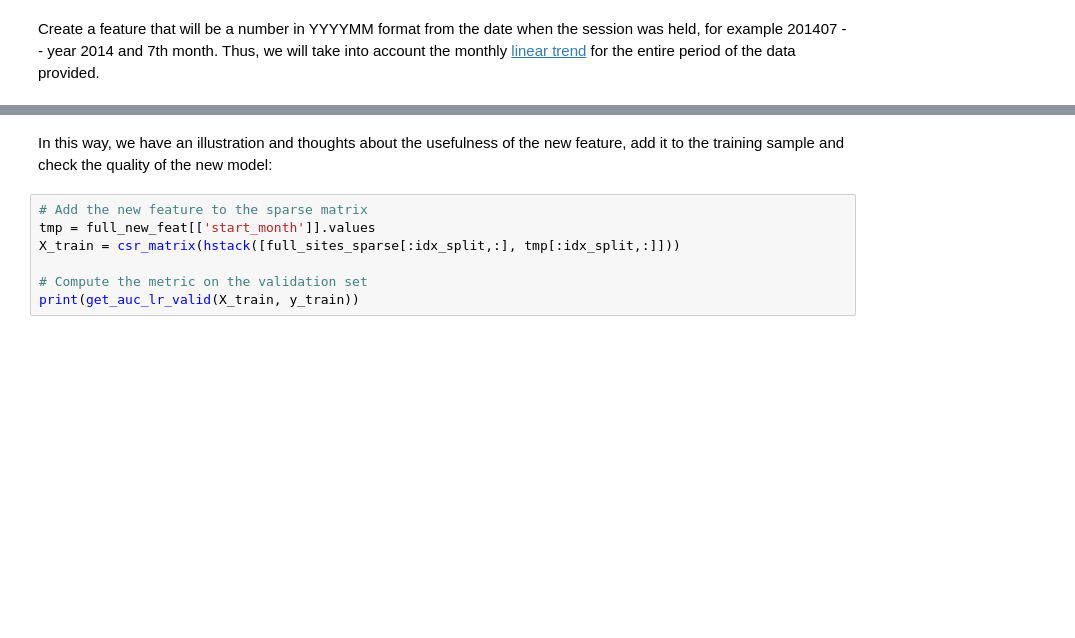
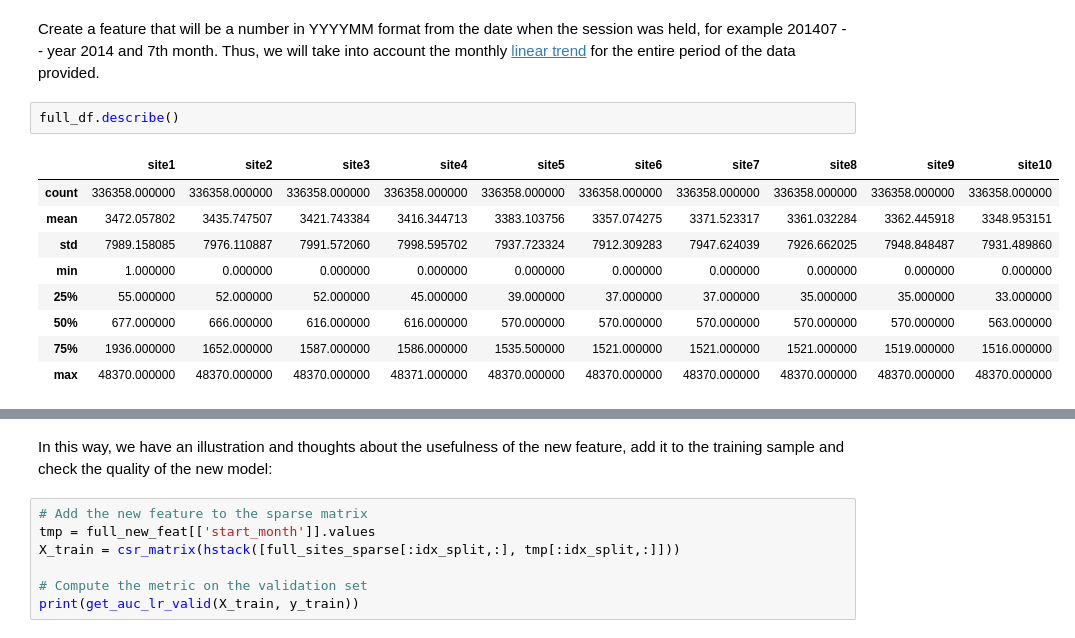
Before and after one commit to lavandosovich/ods_course, a Jupyter notebook: assignment2_part1_alice_logistic_regression.ipynb, the cells around one changed output, grey strips where cells are left out. Saved outputs shown, nothing was run; the diff lists cells and outputs as text; blank space fills up the shorter version.

```diff
--- a/assignment2_part1_alice_logistic_regression.ipynb
+++ b/assignment2_part1_alice_logistic_regression.ipynb
@@ -518,2 +534,14 @@ Now we are going to try to improve the quality of our model by adding new featur
 # %% [markdown]
 Create a feature that will be a number in YYYYMM format from the date when the session was held, for example 201407 -- year 2014 and 7th month. Thus, we will take into account the monthly [linear trend](http://people.duke.edu/~rnau/411trend.htm) for the entire period of the data provided.
+# %%
+full_df.describe()
+# %% [output]
+|  | site1 | site2 | site3 | site4 | site5 | site6 | site7 | site8 | site9 | site10 |
+| count | 336358.000000 | 336358.000000 | 336358.000000 | 336358.000000 | 336358.000000 | 336358.000000 | 336358.000000 | 336358.000000 | 336358.000000 | 336358.000000 |
+| mean | 3472.057802 | 3435.747507 | 3421.743384 | 3416.344713 | 3383.103756 | 3357.074275 | 3371.523317 | 3361.032284 | 3362.445918 | 3348.953151 |
+| std | 7989.158085 | 7976.110887 | 7991.572060 | 7998.595702 | 7937.723324 | 7912.309283 | 7947.624039 | 7926.662025 | 7948.848487 | 7931.489860 |
+| min | 1.000000 | 0.000000 | 0.000000 | 0.000000 | 0.000000 | 0.000000 | 0.000000 | 0.000000 | 0.000000 | 0.000000 |
+| 25% | 55.000000 | 52.000000 | 52.000000 | 45.000000 | 39.000000 | 37.000000 | 37.000000 | 35.000000 | 35.000000 | 33.000000 |
+| 50% | 677.000000 | 666.000000 | 616.000000 | 616.000000 | 570.000000 | 570.000000 | 570.000000 | 570.000000 | 570.000000 | 563.000000 |
+| 75% | 1936.000000 | 1652.000000 | 1587.000000 | 1586.000000 | 1535.500000 | 1521.000000 | 1521.000000 | 1521.000000 | 1519.000000 | 1516.000000 |
+| max | 48370.000000 | 48370.000000 | 48370.000000 | 48371.000000 | 48370.000000 | 48370.000000 | 48370.000000 | 48370.000000 | 48370.000000 | 48370.000000 |
```
Also changed, not shown: parts of 23 cells of this notebook.
